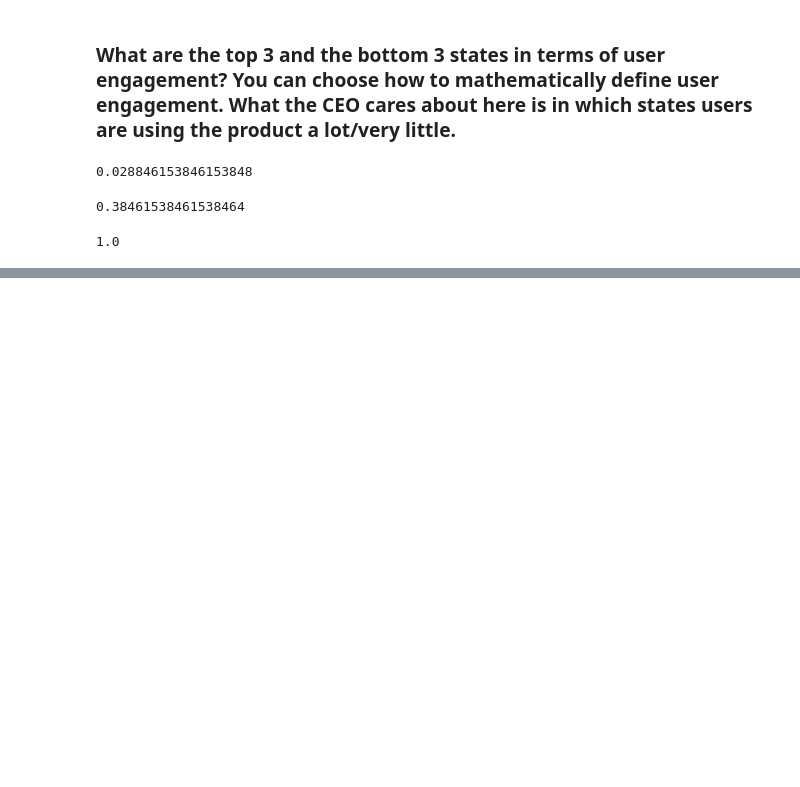
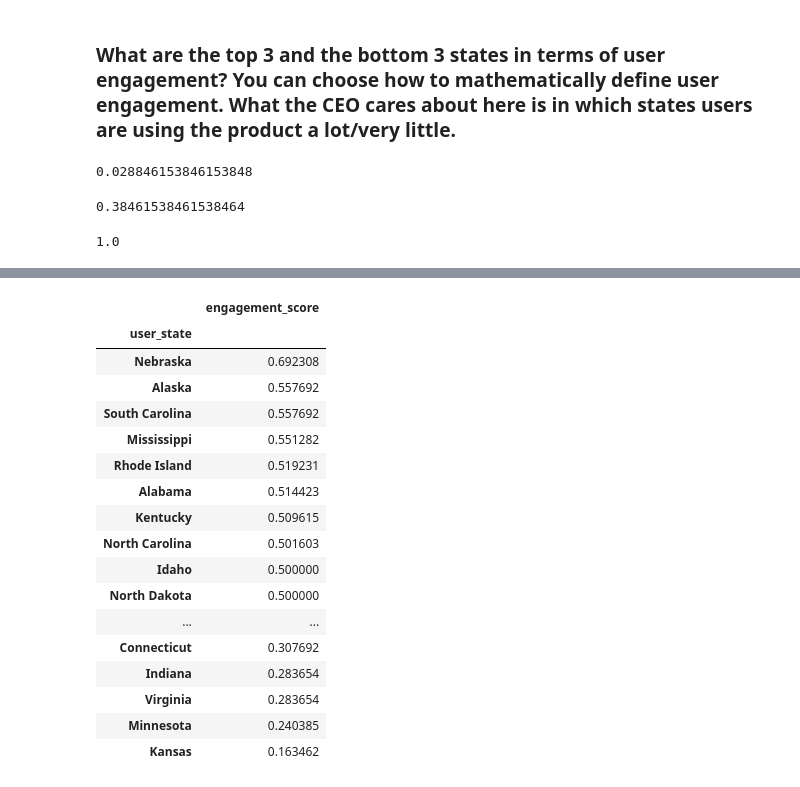
Before and after one commit to Mick1406/DS_Take_Home_Challenges, a Jupyter notebook: Song Challenge/Song_Challenge_Solution.ipynb, the cells around one changed output, grey strips where cells are left out. Drawn from its saved outputs; the diff is of its cells as text; code cells hidden in the pictures; blank space fills up the shorter version.

```diff
--- a/Song Challenge/Song_Challenge_Solution.ipynb
+++ b/Song Challenge/Song_Challenge_Solution.ipynb
@@ -134,0 +130,23 @@ display(engagement_overall['engagement_score'].max())
+# %%
+# Since user engagement is standardized between 0 and 1, we can avg it by state to see which ones have the highest and lowest engagement
+engagement_results = pd.DataFrame(engagement_user_state.groupby('user_state')['engagement_score'].mean())
+engagement_results.sort_values(by = 'engagement_score', ascending=False)
+# %% [output]
+|  | engagement_score |
+| user_state |  |
+| Nebraska | 0.692308 |
+| Alaska | 0.557692 |
+| South Carolina | 0.557692 |
+| Mississippi | 0.551282 |
+| Rhode Island | 0.519231 |
+| Alabama | 0.514423 |
+| Kentucky | 0.509615 |
+| North Carolina | 0.501603 |
+| Idaho | 0.500000 |
+| North Dakota | 0.500000 |
+| ... | ... |
+| Connecticut | 0.307692 |
+| Indiana | 0.283654 |
+| Virginia | 0.283654 |
+| Minnesota | 0.240385 |
+| Kansas | 0.163462 |
```
Also changed, not shown: parts of 4 cells of this notebook, 1 other file.
